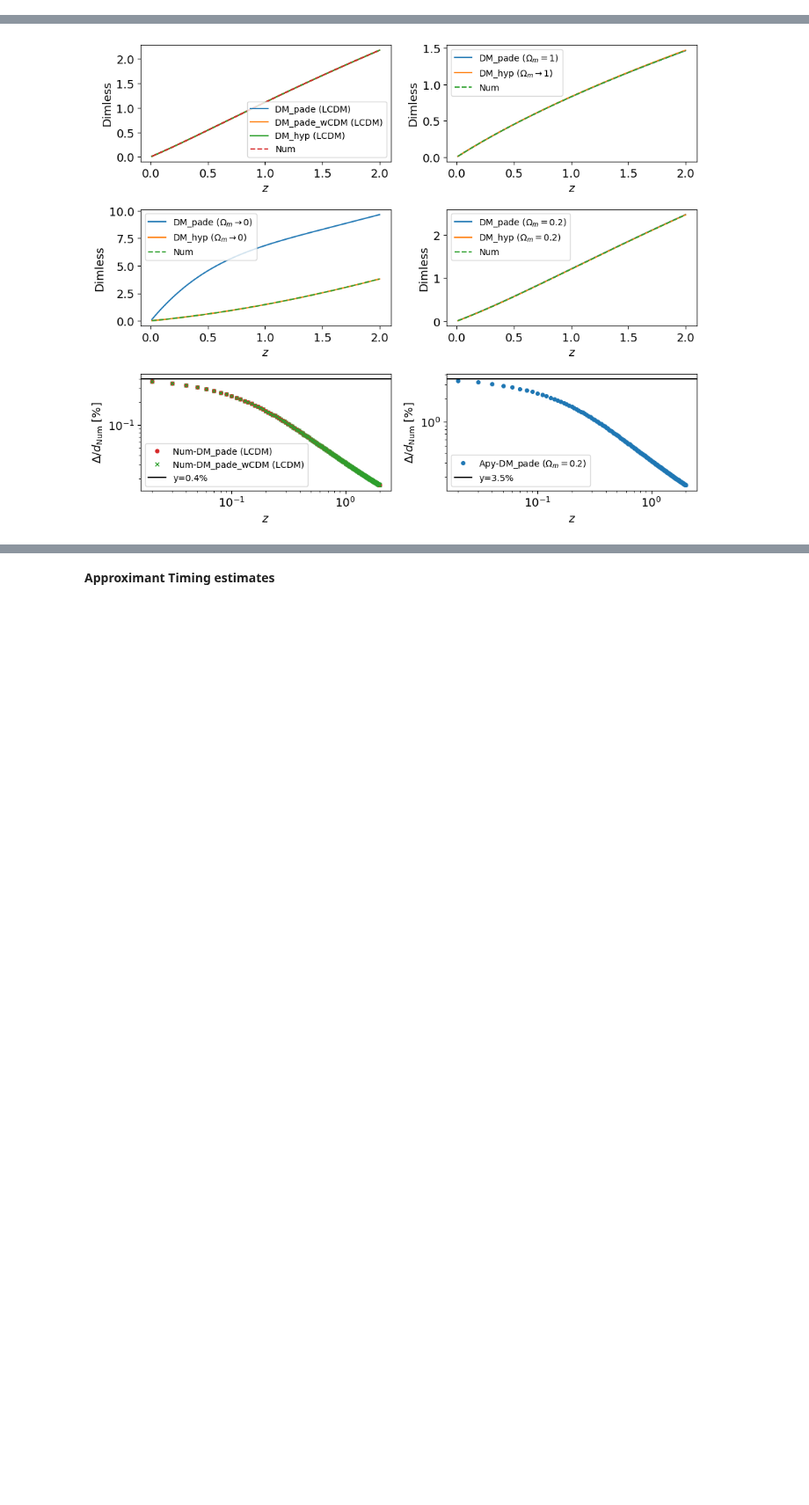
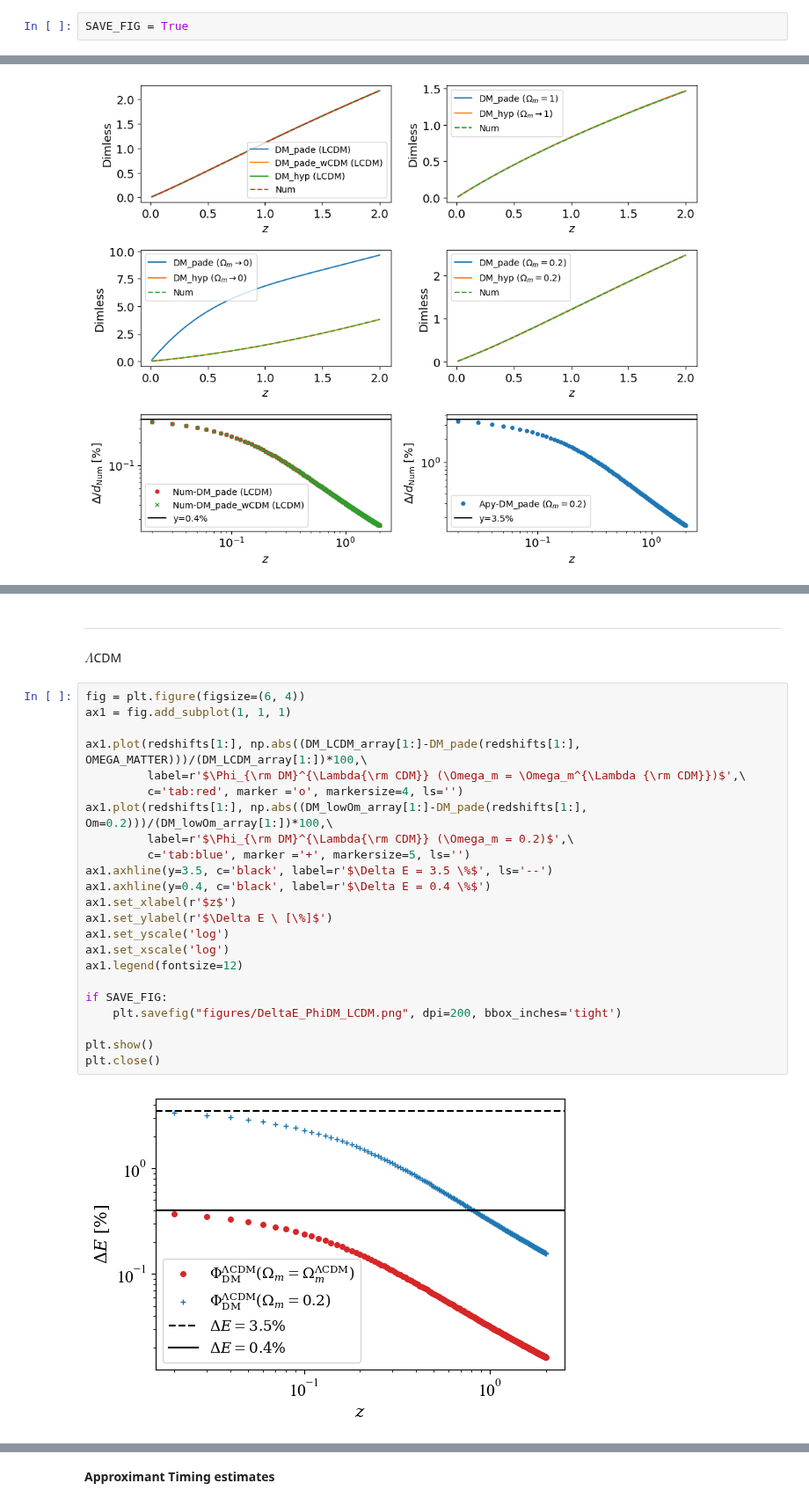
Before and after one commit to MariosNT/FRB_GW_association_cosmo, a Jupyter notebook: Notebooks/FRB_cosmo/DM_cosmic_Pade.ipynb, the cells around one changed output, grey strips where cells are left out. Shown at 88% size. Saved outputs shown, nothing was run; the diff lists cells and outputs as text; blank space fills up the shorter version.

Commit message:
Update DM_cosmic_Pade.ipynb
- Added general wCDM model
- Paper ready figures

```diff
--- a/Notebooks/FRB_cosmo/DM_cosmic_Pade.ipynb
+++ b/Notebooks/FRB_cosmo/DM_cosmic_Pade.ipynb
@@ -27,6 +28,8 @@ rcParams['font.size']= font_size
 
 ### Astropy Package - for cosmological calculations ###
 from astropy.cosmology import FlatLambdaCDM
+# %%
+SAVE_FIG = True
 # %% [markdown]
 __Useful constants__
 # %%
@@ -495,0 +601,29 @@ plt.show()
+# %% [markdown]
+---------------------------------------------
+# %% [markdown]
+$\Lambda$CDM
+# %%
+fig = plt.figure(figsize=(6, 4))
+ax1 = fig.add_subplot(1, 1, 1)
+
+ax1.plot(redshifts[1:], np.abs((DM_LCDM_array[1:]-DM_pade(redshifts[1:], OMEGA_MATTER)))/(DM_LCDM_array[1:])*100,\
+         label=r'$\Phi_{\rm DM}^{\Lambda{\rm CDM}} (\Omega_m = \Omega_m^{\Lambda {\rm CDM}})$',\
+         c='tab:red', marker ='o', markersize=4, ls='')
+ax1.plot(redshifts[1:], np.abs((DM_lowOm_array[1:]-DM_pade(redshifts[1:], Om=0.2)))/(DM_lowOm_array[1:])*100,\
+         label=r'$\Phi_{\rm DM}^{\Lambda{\rm CDM}} (\Omega_m = 0.2)$',\
+         c='tab:blue', marker ='+', markersize=5, ls='')
+ax1.axhline(y=3.5, c='black', label=r'$\Delta E = 3.5 \%$', ls='--')
+ax1.axhline(y=0.4, c='black', label=r'$\Delta E = 0.4 \%$')
+ax1.set_xlabel(r'$z$')
+ax1.set_ylabel(r'$\Delta E \ [\%]$')
+ax1.set_yscale('log')
+ax1.set_xscale('log')
+ax1.legend(fontsize=12)
+
+if SAVE_FIG:
+    plt.savefig("figures/DeltaE_PhiDM_LCDM.png", dpi=200, bbox_inches='tight')
+
+plt.show()
+plt.close()
+# %% [output]
+[figure, added]
```
Also changed, not shown: parts of 18 cells of this notebook.
